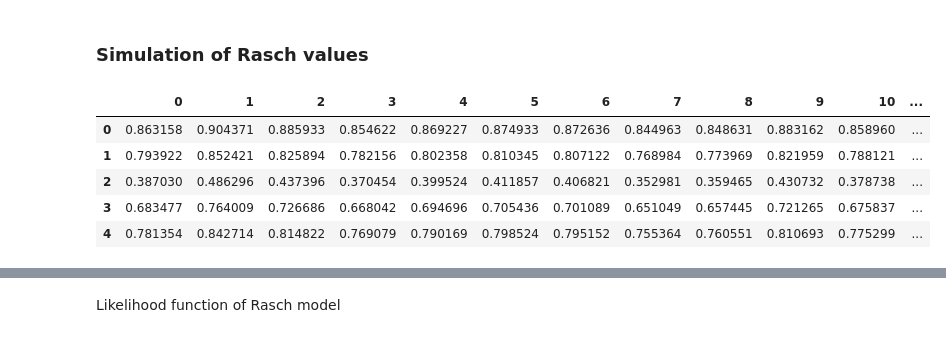
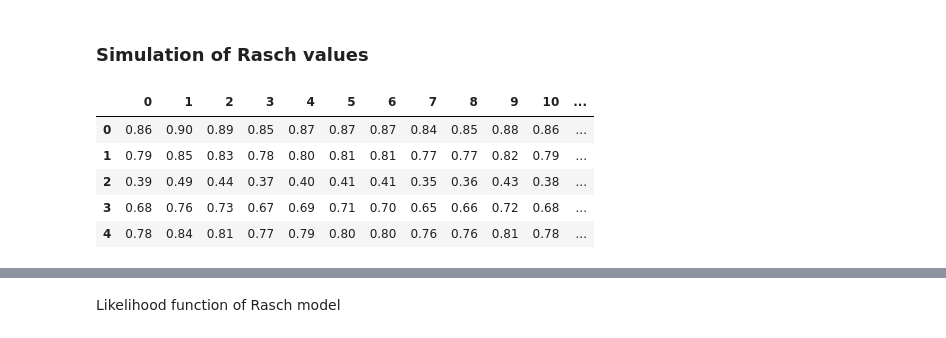
Before and after one commit to DavidEnslevNyrnberg/02460, a Jupyter notebook: David/Logistic Regression.ipynb, the cells around one changed output, grey strips where cells are left out. Cells and saved outputs as stored; diff of their text form; code cells hidden in the pictures.

```diff
--- a/David/Logistic Regression.ipynb
+++ b/David/Logistic Regression.ipynb
@@ -99,25 +99,25 @@ plt.plot(binsTest, 1/(sdTest*np.sqrt(2*np.pi))*np.exp(-(binsTest-meanTest)**2/(2
 # %%
 pRasch = np.zeros((nStudent,jTest))
 SimRaschD = np.zeros((nStudent,jTest))
 
 for n in range (nStudent):
     for j in range(jTest):
         pRasch[n,j] = np.exp(beta[n]-delta[j])/(1+np.exp(beta[n]-delta[j]))
         SimRaschD[n,j] = np.random.binomial(1,pRasch[n,j])
 
 
 # print(pRasch)
-dfpRasch = pd.DataFrame(pRasch)
+dfpRasch = pd.DataFrame(pRasch.round(2))
 # print(SimRaschD)
 dfSimRaschD=pd.DataFrame(SimRaschD)
 dfpRasch.head(5)
 # %% [output]
 |  | 0 | 1 | 2 | 3 | 4 | 5 | 6 | 7 | 8 | 9 | 10 | ... |
-| 0 | 0.863158 | 0.904371 | 0.885933 | 0.854622 | 0.869227 | 0.874933 | 0.872636 | 0.844963 | 0.848631 | 0.883162 | 0.858960 | ... |
-| 1 | 0.793922 | 0.852421 | 0.825894 | 0.782156 | 0.802358 | 0.810345 | 0.807122 | 0.768984 | 0.773969 | 0.821959 | 0.788121 | ... |
-| 2 | 0.387030 | 0.486296 | 0.437396 | 0.370454 | 0.399524 | 0.411857 | 0.406821 | 0.352981 | 0.359465 | 0.430732 | 0.378738 | ... |
-| 3 | 0.683477 | 0.764009 | 0.726686 | 0.668042 | 0.694696 | 0.705436 | 0.701089 | 0.651049 | 0.657445 | 0.721265 | 0.675837 | ... |
-| 4 | 0.781354 | 0.842714 | 0.814822 | 0.769079 | 0.790169 | 0.798524 | 0.795152 | 0.755364 | 0.760551 | 0.810693 | 0.775299 | ... |
+| 0 | 0.86 | 0.90 | 0.89 | 0.85 | 0.87 | 0.87 | 0.87 | 0.84 | 0.85 | 0.88 | 0.86 | ... |
+| 1 | 0.79 | 0.85 | 0.83 | 0.78 | 0.80 | 0.81 | 0.81 | 0.77 | 0.77 | 0.82 | 0.79 | ... |
+| 2 | 0.39 | 0.49 | 0.44 | 0.37 | 0.40 | 0.41 | 0.41 | 0.35 | 0.36 | 0.43 | 0.38 | ... |
+| 3 | 0.68 | 0.76 | 0.73 | 0.67 | 0.69 | 0.71 | 0.70 | 0.65 | 0.66 | 0.72 | 0.68 | ... |
+| 4 | 0.78 | 0.84 | 0.81 | 0.77 | 0.79 | 0.80 | 0.80 | 0.76 | 0.76 | 0.81 | 0.78 | ... |
 # %%
 dfSimRaschD.head(5)
 # %% [output]
```
Also changed, not shown: parts of 1 cell of this notebook.
